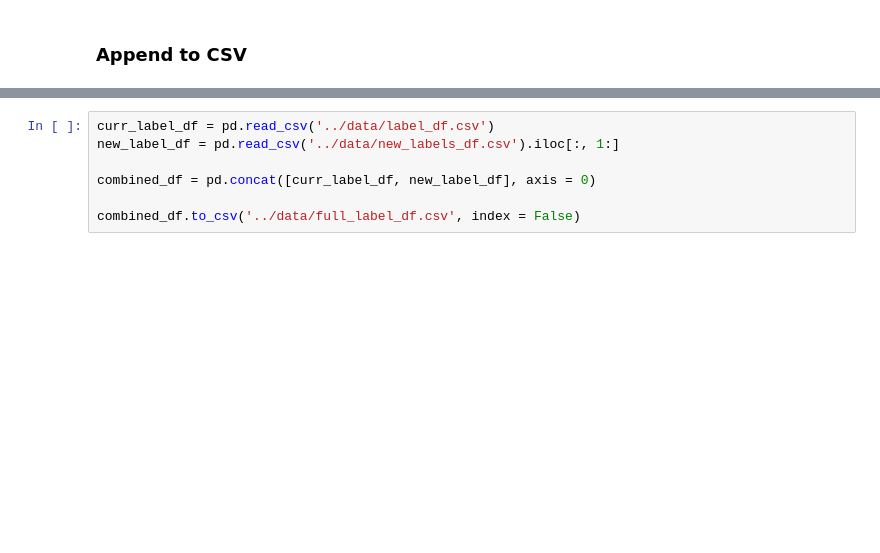
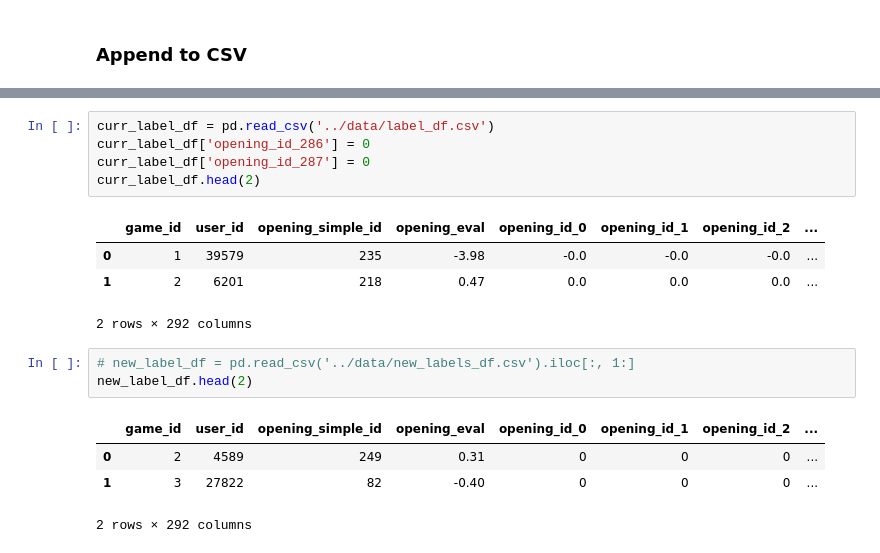
Before and after one commit to aks5bx/ChessOpeningRecommender, a Jupyter notebook: notebooks/scratch.ipynb, the cells around one changed output, grey strips where cells are left out. Saved outputs shown, nothing was run; the diff lists cells and outputs as text; blank space fills up the shorter version.

```diff
--- a/notebooks/scratch.ipynb
+++ b/notebooks/scratch.ipynb
@@ -369,7 +393,18 @@ combined_df.to_csv('../data/full_feature_df.csv', index = False)
+# %%
+curr_label_df = pd.read_csv('../data/label_df.csv')
+curr_label_df['opening_id_286'] = 0
+curr_label_df['opening_id_287'] = 0
+curr_label_df.head(2)
+# %% [output]
+|  | game_id | user_id | opening_simple_id | opening_eval | opening_id_0 | opening_id_1 | opening_id_2 | ... |
+| 0 | 1 | 39579 | 235 | -3.98 | -0.0 | -0.0 | -0.0 | ... |
+| 1 | 2 | 6201 | 218 | 0.47 | 0.0 | 0.0 | 0.0 | ... |
+2 rows × 292 columns
 # %%
-curr_label_df = pd.read_csv('../data/label_df.csv')
-new_label_df = pd.read_csv('../data/new_labels_df.csv').iloc[:, 1:]
-
-combined_df = pd.concat([curr_label_df, new_label_df], axis = 0)
-
-combined_df.to_csv('../data/full_label_df.csv', index = False)
+# new_label_df = pd.read_csv('../data/new_labels_df.csv').iloc[:, 1:]
+new_label_df.head(2)
+# %% [output]
+|  | game_id | user_id | opening_simple_id | opening_eval | opening_id_0 | opening_id_1 | opening_id_2 | ... |
+| 0 | 2 | 4589 | 249 | 0.31 | 0 | 0 | 0 | ... |
+| 1 | 3 | 27822 | 82 | -0.40 | 0 | 0 | 0 | ... |
+2 rows × 292 columns
```
Also changed, not shown: parts of 6 cells of this notebook, 3 other files.
